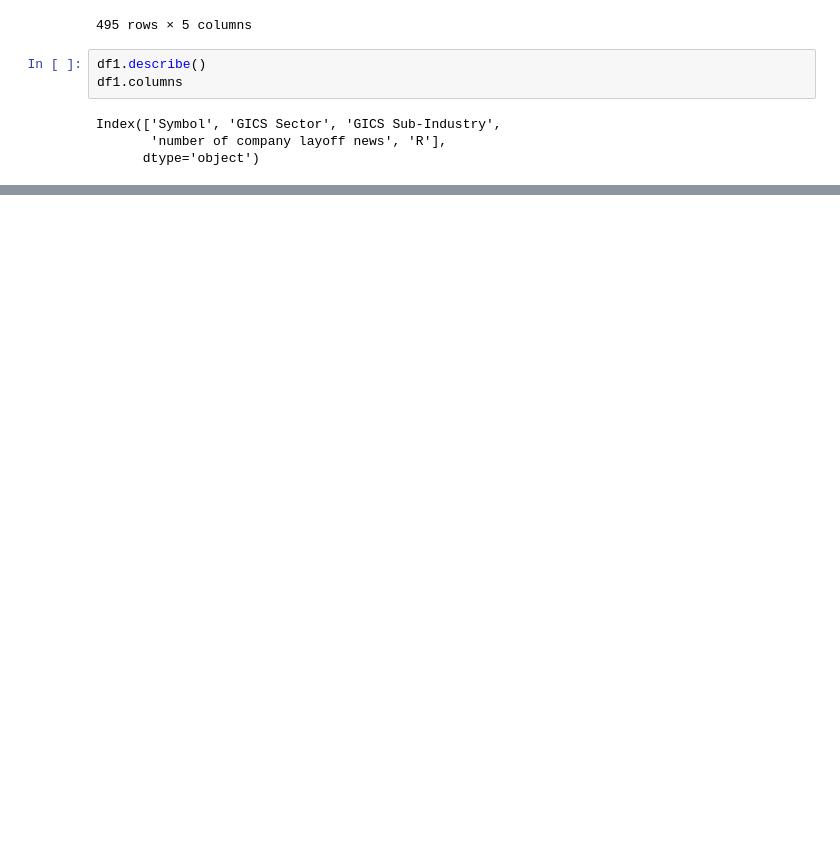
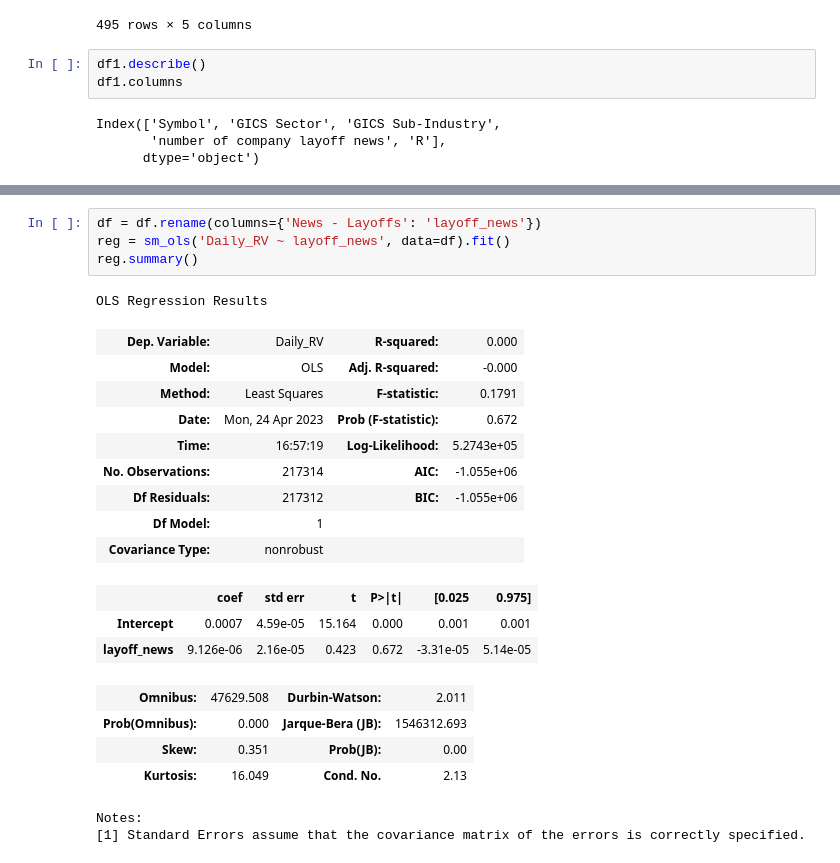
Before and after one commit to sizhewang1130/3guys, a Jupyter notebook: example.ipynb, the cells around one changed output, grey strips where cells are left out. Cells and saved outputs as stored; diff of their text form; blank space fills up the shorter version.

```diff
--- a/example.ipynb
+++ b/example.ipynb
@@ -236,3 +218,27 @@ OLS Regression Results
 | Kurtosis: | 28.990 | Cond. No. | 146. |
 Notes:
 [1] Standard Errors assume that the covariance matrix of the errors is correctly specified.
+# %%
+df = df.rename(columns={'News - Layoffs': 'layoff_news'})
+reg = sm_ols('Daily_RV ~ layoff_news', data=df).fit()
+reg.summary()
+# %% [output]
+OLS Regression Results
+| Dep. Variable: | Daily_RV | R-squared: | 0.000 |
+| Model: | OLS | Adj. R-squared: | -0.000 |
+| Method: | Least Squares | F-statistic: | 0.1791 |
+| Date: | Mon, 24 Apr 2023 | Prob (F-statistic): | 0.672 |
+| Time: | 16:57:19 | Log-Likelihood: | 5.2743e+05 |
+| No. Observations: | 217314 | AIC: | -1.055e+06 |
+| Df Residuals: | 217312 | BIC: | -1.055e+06 |
+| Df Model: | 1 |  |  |
+| Covariance Type: | nonrobust |  |  |
+|  | coef | std err | t | P>|t| | [0.025 | 0.975] |
+| Intercept | 0.0007 | 4.59e-05 | 15.164 | 0.000 | 0.001 | 0.001 |
+| layoff_news | 9.126e-06 | 2.16e-05 | 0.423 | 0.672 | -3.31e-05 | 5.14e-05 |
+| Omnibus: | 47629.508 | Durbin-Watson: | 2.011 |
+| Prob(Omnibus): | 0.000 | Jarque-Bera (JB): | 1546312.693 |
+| Skew: | 0.351 | Prob(JB): | 0.00 |
+| Kurtosis: | 16.049 | Cond. No. | 2.13 |
+Notes:
+[1] Standard Errors assume that the covariance matrix of the errors is correctly specified.
```
Also changed, not shown: parts of 6 cells of this notebook.
